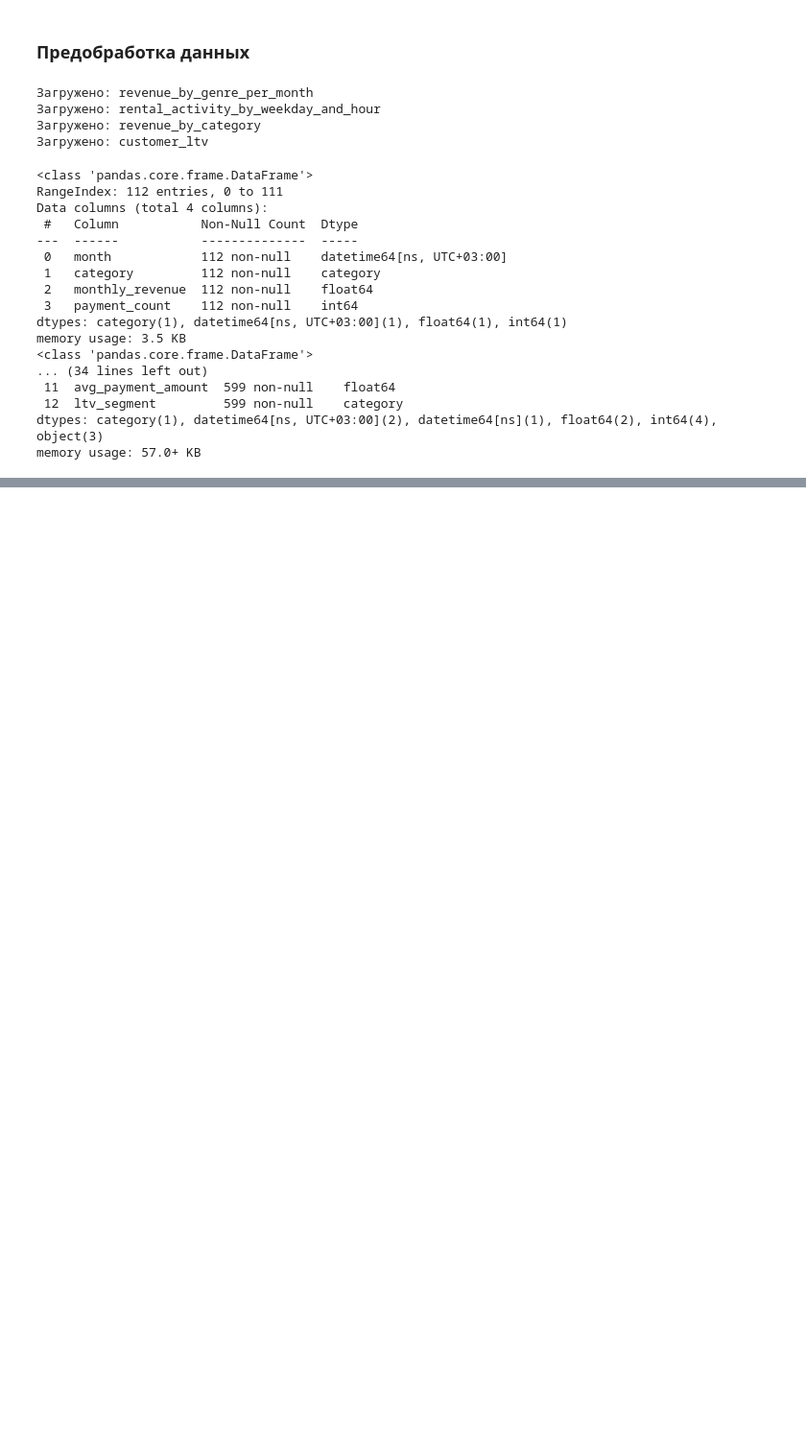
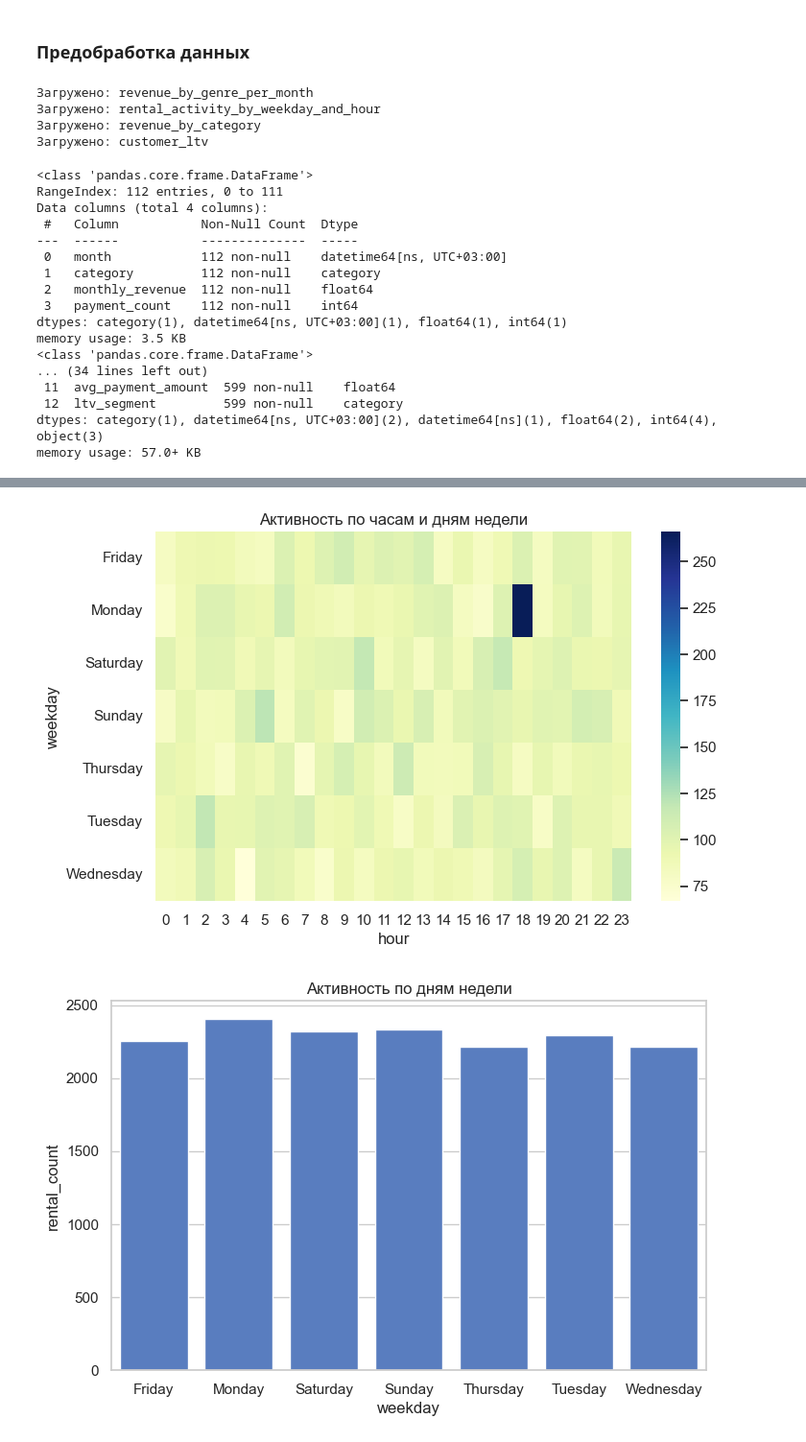
Before and after one commit to Shponarskii/video-rental-analytics, a Jupyter notebook: video_rental_analysis.ipynb, the cells around one changed output, grey strips where cells are left out. Shown: that part at 96% size. Cells and saved outputs as stored; diff of their text form; code cells hidden in the pictures; blank space fills up the shorter version.

```diff
--- a/video_rental_analysis.ipynb
+++ b/video_rental_analysis.ipynb
@@ -103,0 +300,27 @@ memory usage: 57.0+ KB
+# %%
+plot_heatmap(
+    dfs['rental_activity_by_weekday_and_hour'],
+    x="hour",
+    y="weekday",
+    value="rental_count",
+    title="Активность по часам и дням недели"
+)
+
+plot_bar(
+    dfs['rental_activity_by_weekday_and_hour']\
+    .groupby("weekday", observed=True)["rental_count"].sum().reset_index(),
+    "weekday",
+    "rental_count",
+    "Активность по дням недели"
+)
+
+plot_line(
+    dfs['rental_activity_by_weekday_and_hour']\
+    .groupby("hour", observed=True)["rental_count"].sum().reset_index(),
+    x="hour",
+    y="rental_count",
+    title="Активность по часам"
+)
+# %% [output]
+[figure, added]
+[figure, added]
```
Also changed, not shown: parts of 19 cells of this notebook.
